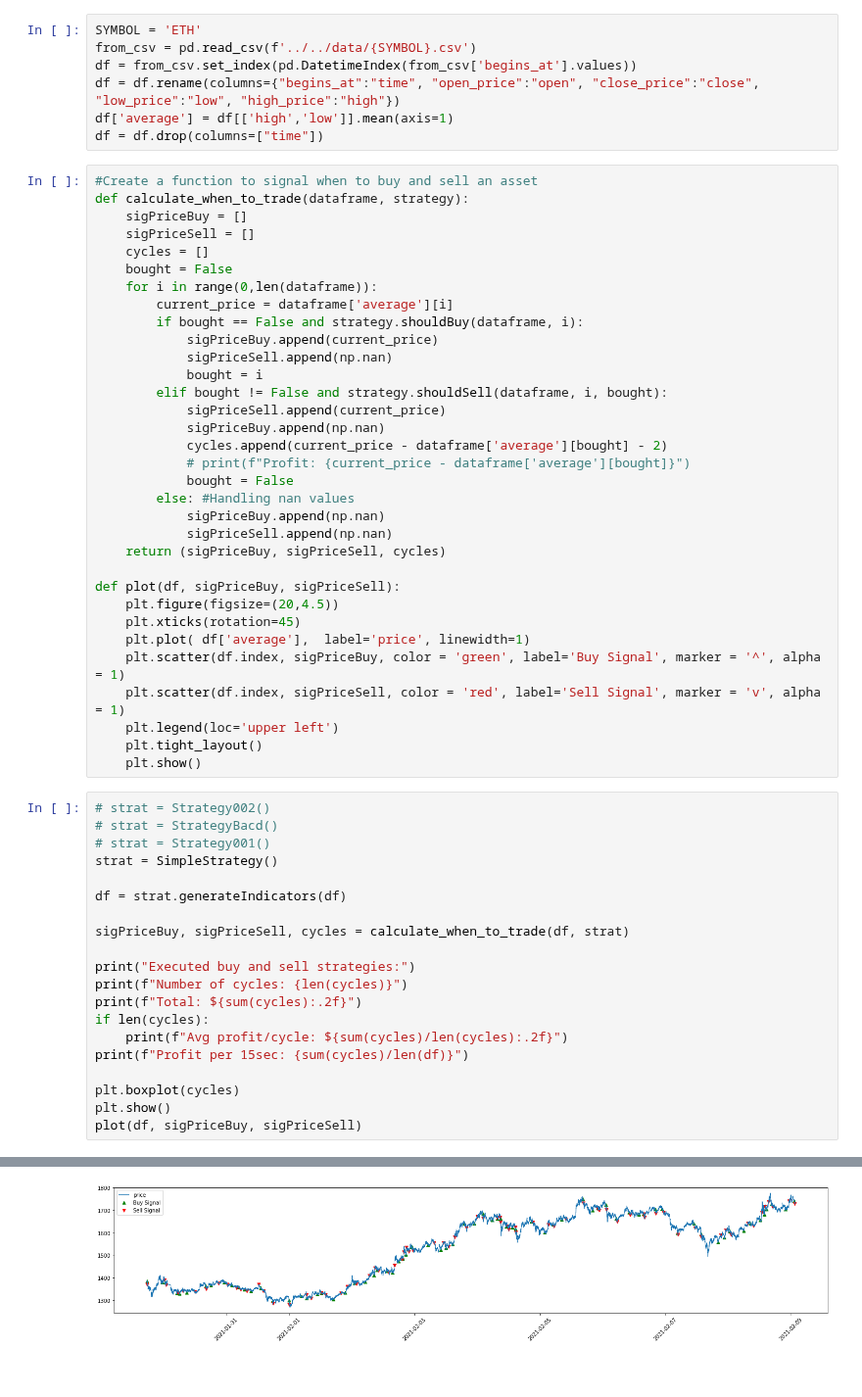
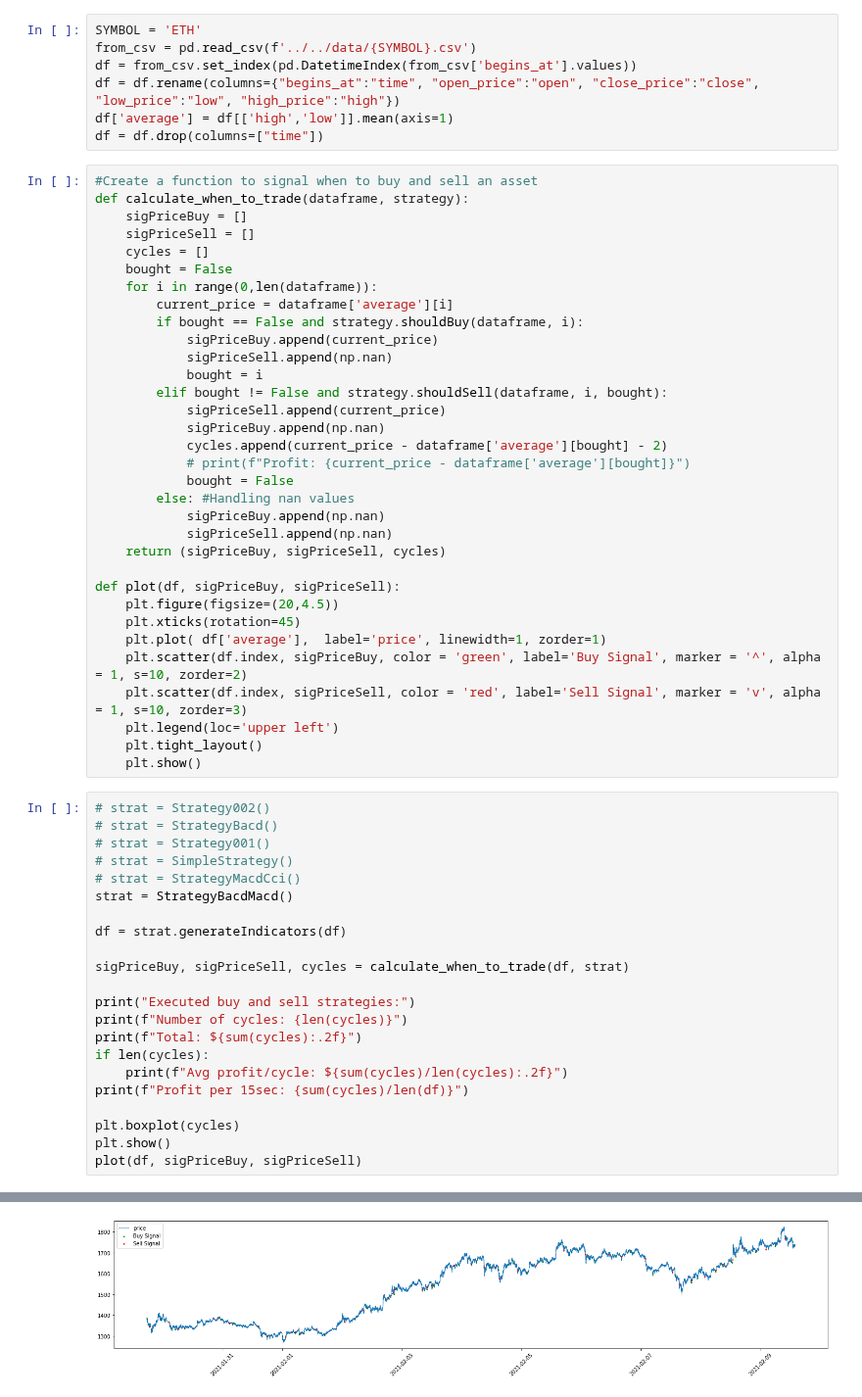
Before and after one commit to jsngalloway/night-trader, a Jupyter notebook: night_trader/strategies/strat_test.ipynb, the cells around one changed output, grey strips where cells are left out. Shown at 98% size. Saved outputs shown, nothing was run; the diff lists cells and outputs as text.

Commit message:
strategy update

```diff
--- a/night_trader/strategies/strat_test.ipynb
+++ b/night_trader/strategies/strat_test.ipynb
@@ -43,9 +45,9 @@ def calculate_when_to_trade(dataframe, strategy):
 def plot(df, sigPriceBuy, sigPriceSell):
     plt.figure(figsize=(20,4.5))
     plt.xticks(rotation=45)
-    plt.plot( df['average'],  label='price', linewidth=1)
-    plt.scatter(df.index, sigPriceBuy, color = 'green', label='Buy Signal', marker = '^', alpha = 1)
-    plt.scatter(df.index, sigPriceSell, color = 'red', label='Sell Signal', marker = 'v', alpha = 1)
+    plt.plot( df['average'],  label='price', linewidth=1, zorder=1)
+    plt.scatter(df.index, sigPriceBuy, color = 'green', label='Buy Signal', marker = '^', alpha = 1, s=10, zorder=2)
+    plt.scatter(df.index, sigPriceSell, color = 'red', label='Sell Signal', marker = 'v', alpha = 1, s=10, zorder=3)
     plt.legend(loc='upper left')
     plt.tight_layout()
     plt.show()
@@ -53,7 +55,9 @@ def plot(df, sigPriceBuy, sigPriceSell):
 # strat = Strategy002()
 # strat = StrategyBacd()
 # strat = Strategy001()
-strat = SimpleStrategy()
+# strat = SimpleStrategy()
+# strat = StrategyMacdCci()
+strat = StrategyBacdMacd()
 
 df = strat.generateIndicators(df)
 
@@ -91 +95 @@ Profit per 15sec: 0.0014286128547804878
-[figure, old version]
+[figure, new version]
```
Also changed, not shown: parts of 2 cells of this notebook, 6 other files.
